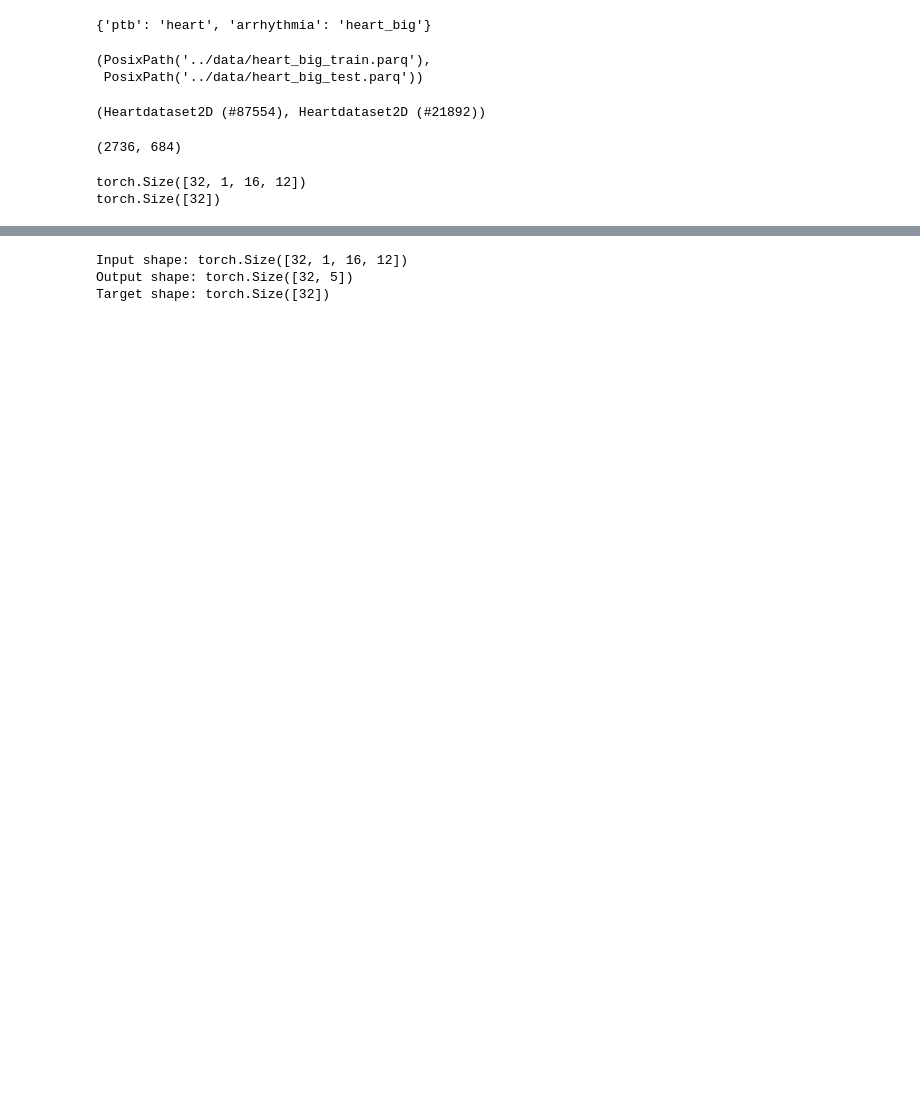
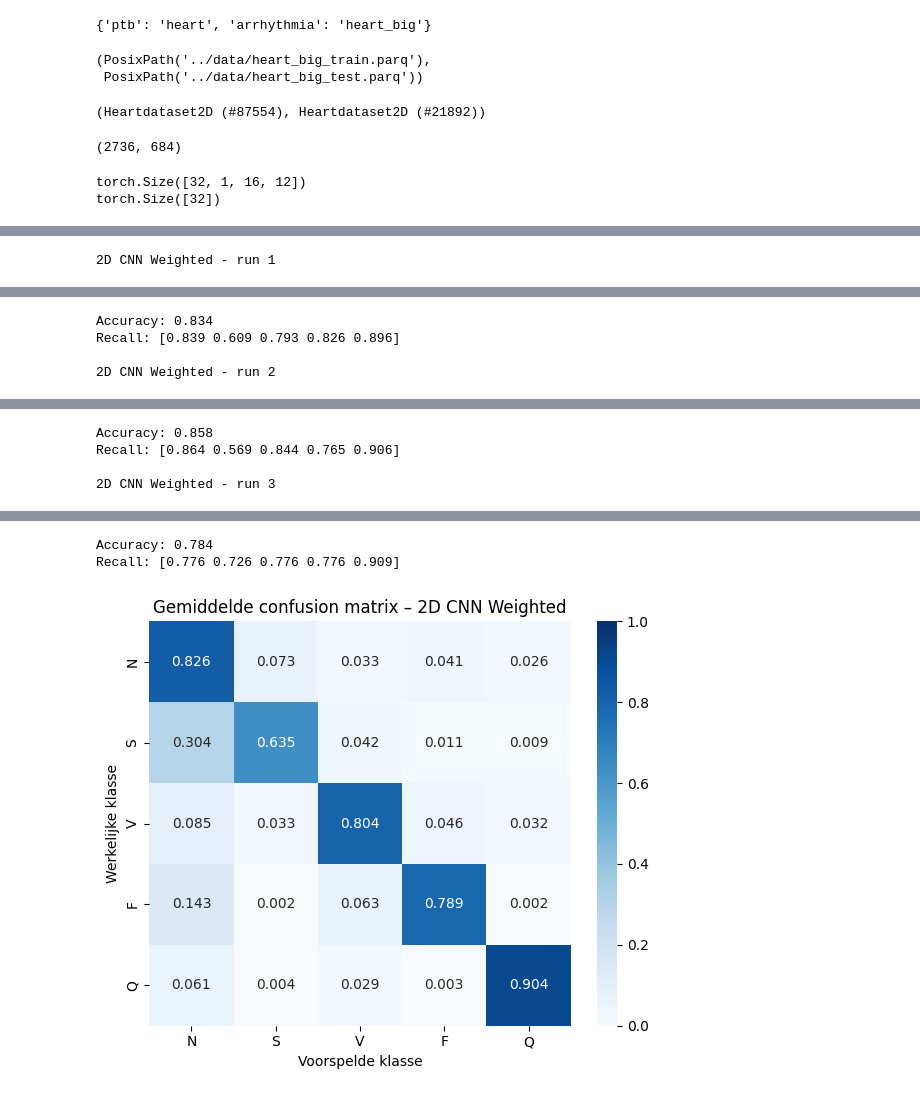
Before and after one commit to Mestix/MADS-ML-EXAM-ML, a Jupyter notebook: notebooks/eindopdracht_2D-Model.ipynb, the cells around one changed output, grey strips where cells are left out. Drawn from its saved outputs; the diff is of its cells as text; code cells hidden in the pictures; blank space fills up the shorter version.

```diff
--- a/notebooks/eindopdracht_2D-Model.ipynb
+++ b/notebooks/eindopdracht_2D-Model.ipynb
@@ -424,0 +139,20 @@ Q: 0.912
+# %%
+run_experiment(
+    model_function=lambda: CNN2D(
+        num_classes=5,
+        filters=16,
+        matrixshape=(16, 12),
+    ),
+    experiment_name="2D CNN Weighted",
+    trainstreamer=trainstreamer,
+    teststreamer=teststreamer,
+    loss_fn=nn.CrossEntropyLoss(
+        weight=class_weights,
+    ),
+    class_weights=True,
+    parallel=False,
+    runs=3,
+    epochs=5,
+    filename="results/results.csv",
+)
+# %% [output]
@@ -424,0 +160 @@ Q: 0.912
+2D CNN Weighted - run 1
@@ -424,0 +167,4 @@ Q: 0.912
+Accuracy: 0.834
+Recall: [0.839 0.609 0.793 0.826 0.896]
+
+2D CNN Weighted - run 2
@@ -424,0 +177,4 @@ Q: 0.912
+Accuracy: 0.858
+Recall: [0.864 0.569 0.844 0.765 0.906]
+
+2D CNN Weighted - run 3
@@ -425,2 +186,5 @@ Q: 0.912
+Accuracy: 0.784
+Recall: [0.776 0.726 0.776 0.776 0.909]
+[figure, added]
 # %%
 # =============================================================
@@ -496,21 +192,0 @@ class ParallelCNN2D(nn.Module):
-# %%
-parallel_model = ParallelCNN2D(
-    num_classes=5,
-    filters=16,
-    matrixshape=(16, 12),
-)
-
-x, y = next(trainstreamer.stream())
-
-parallel_model.eval()
-
-with torch.no_grad():
-    output = parallel_model(x)
-
-print("Input shape:", x.shape)
-print("Output shape:", output.shape)
-print("Target shape:", y.shape)
-# %% [output]
-Input shape: torch.Size([32, 1, 16, 12])
-Output shape: torch.Size([32, 5])
-Target shape: torch.Size([32])
```
Also changed, not shown: parts of 23 cells of this notebook, 27 other files.
